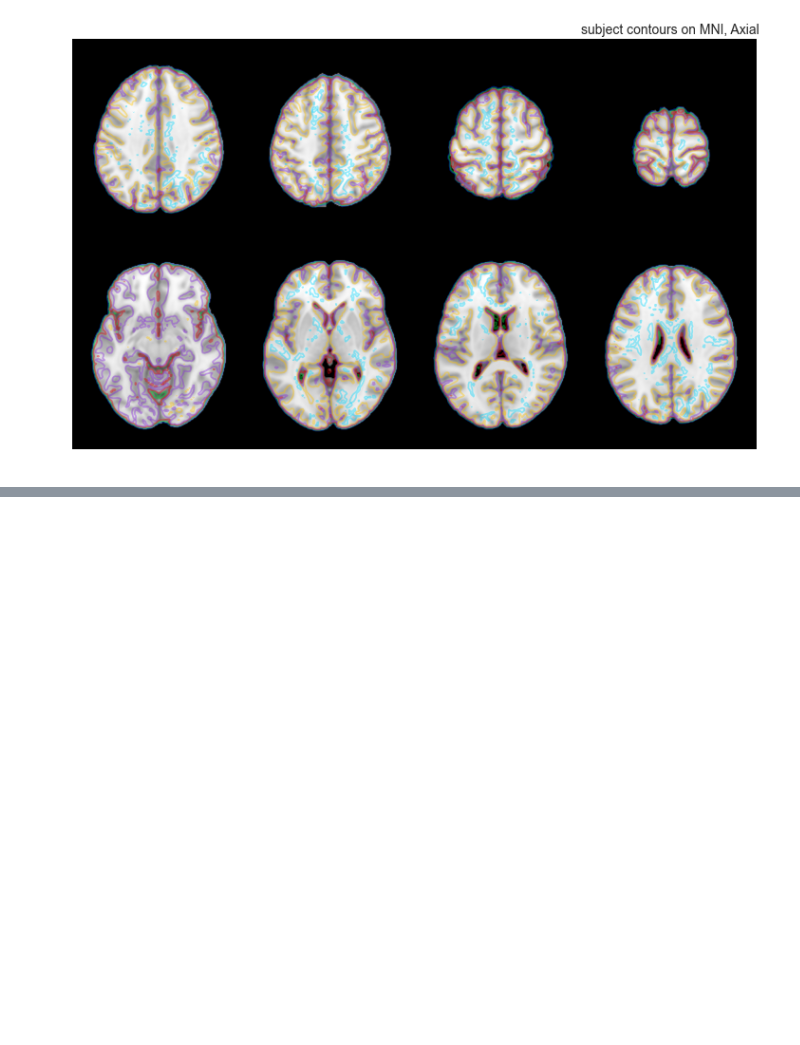
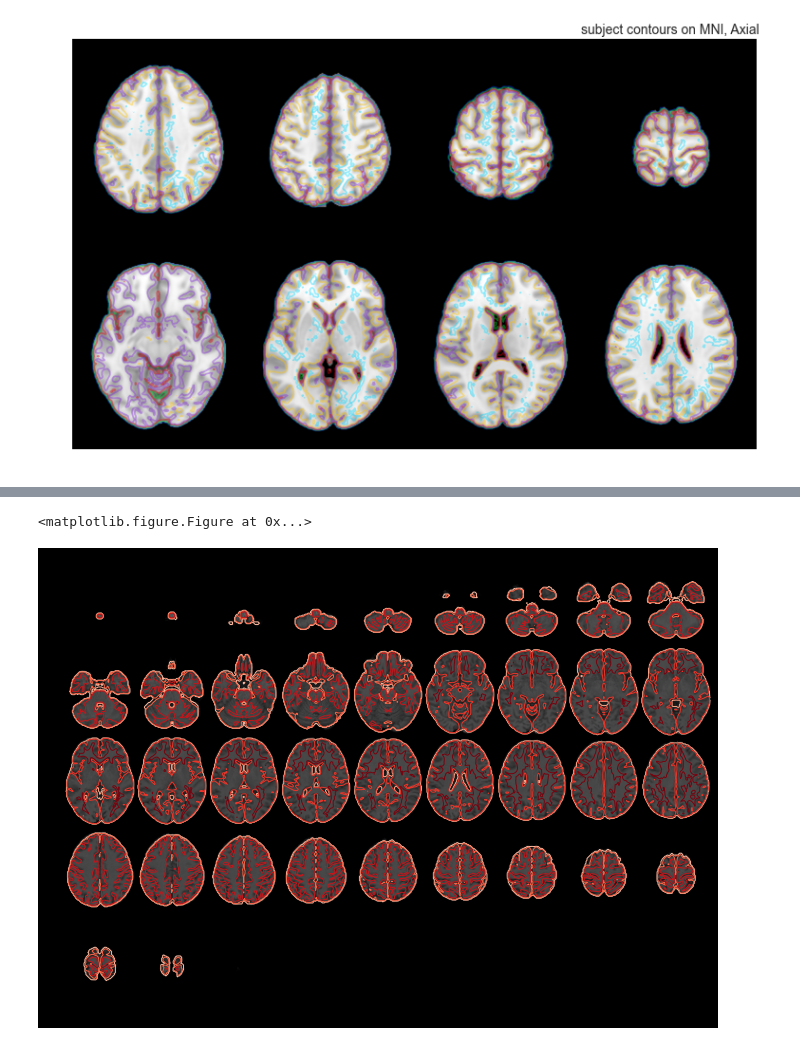
Before and after one commit to Crisly/fMRI, a Jupyter notebook: RestingState CheckReg.ipynb, the cells around one changed output, grey strips where cells are left out. Cells and saved outputs as stored; diff of their text form; code cells hidden in the pictures; blank space fills up the shorter version.

Commit message:
Added Moss
see e.g. https://github.com/mwaskom/moss/blob/master/moss/mosaic.py

```diff
--- a/RestingState CheckReg.ipynb
+++ b/RestingState CheckReg.ipynb
@@ -62,0 +68,10 @@ f.savefig(op.join(subdir,'MNI_sub_slices.png'),facecolor='white')
+# %%
+target_brain = fsl.Info.standard_image("avg152T1_brain.nii.gz")
+# %%
+f = figure(figsize=(10, 6))
+m = Mosaic(sef_data,target_brain)
+#m.plot_contours(sns.color_palette("bright"), 3)
+m.plot_contours('Reds', 3)
+# %% [output]
+<matplotlib.figure.Figure at 0x...>
+[figure, added]
```
Also changed, not shown: parts of 3 cells of this notebook.
